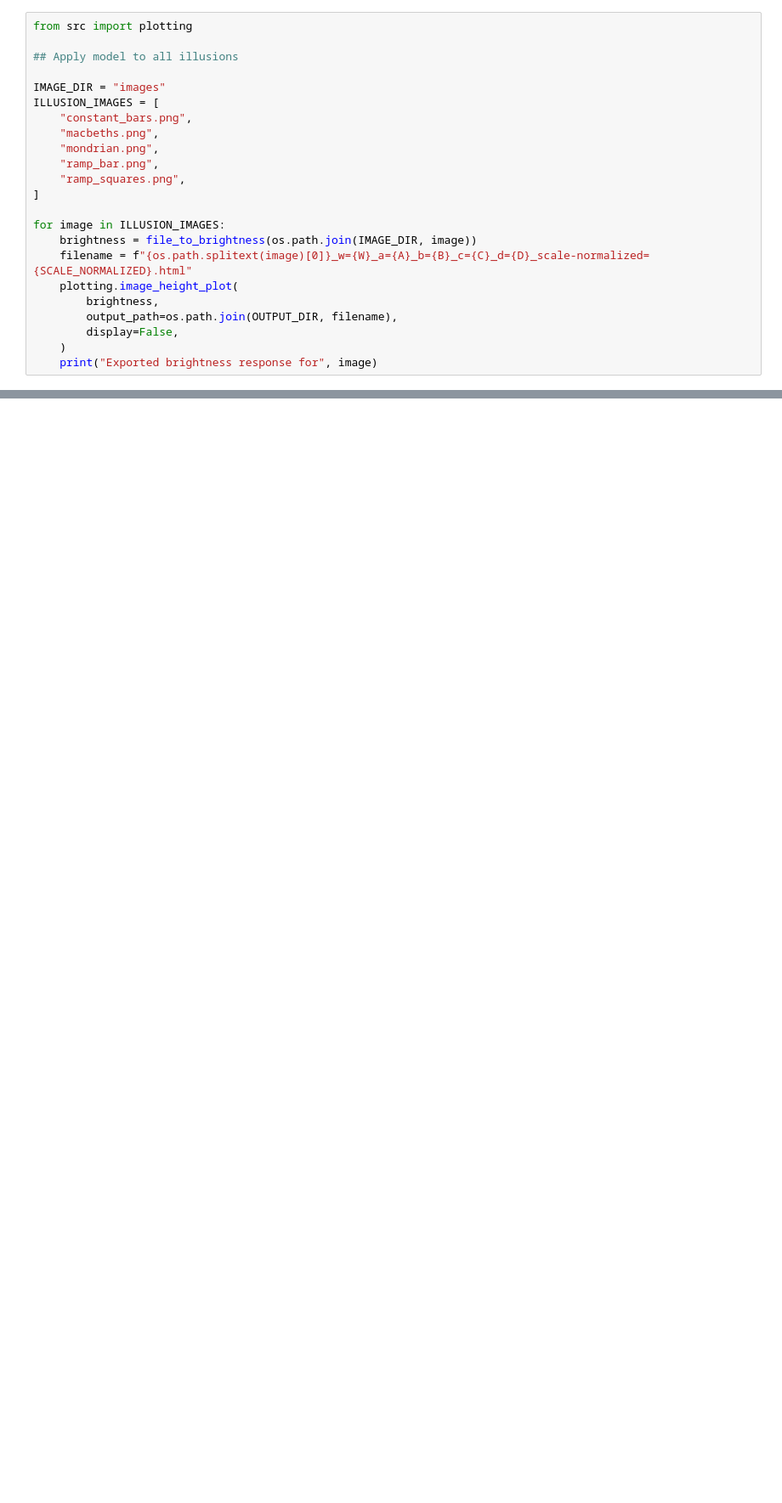
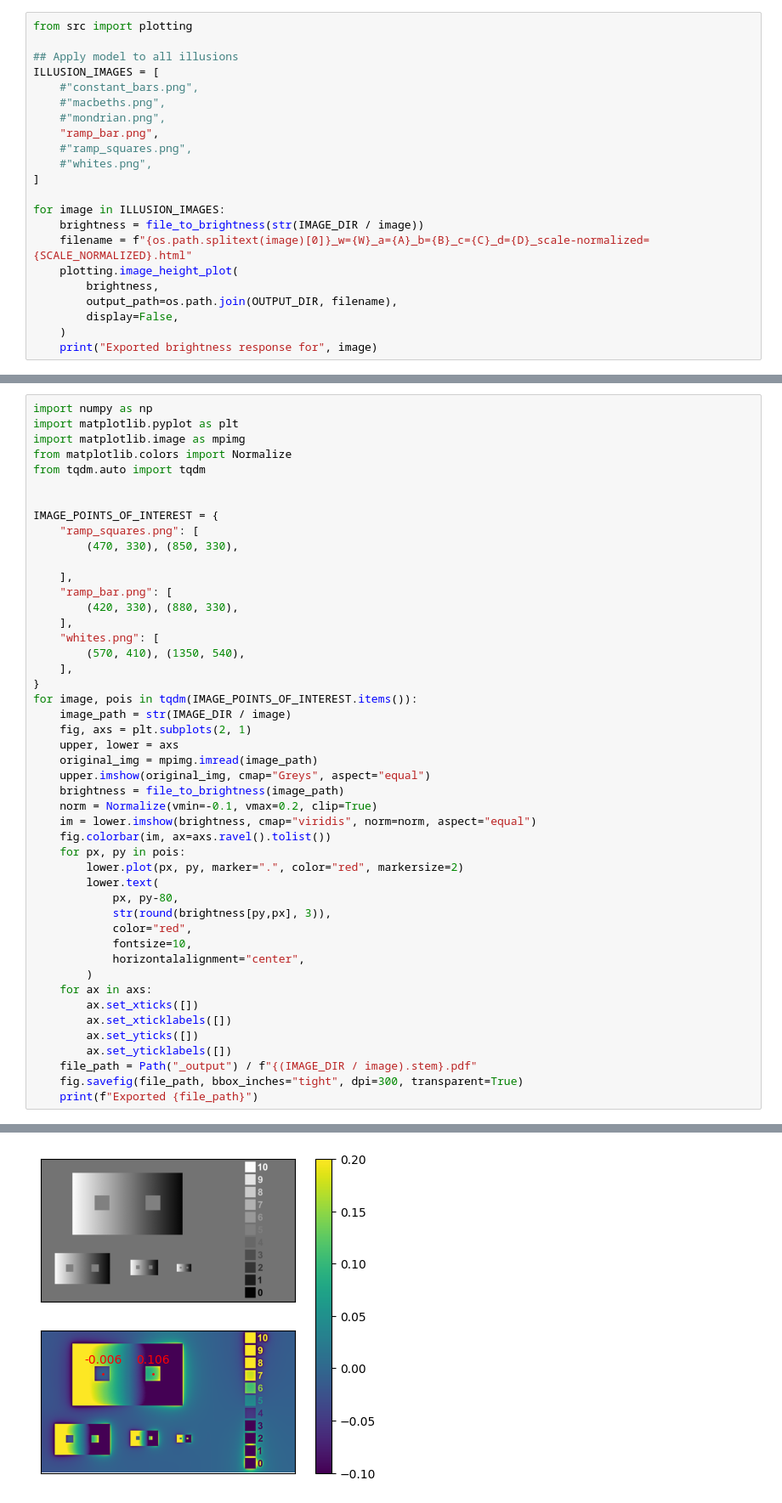
Before and after one commit to ASavageCabbage/divnorm-brightness, a Jupyter notebook: illusions.ipynb, the cells around one changed output, grey strips where cells are left out. Shown: that part at 85% size. Drawn from its saved outputs; the diff is of its cells as text; blank space fills up the shorter version.

Commit message:
Implement figures for brightness illusions

```diff
--- a/illusions.ipynb
+++ b/illusions.ipynb
@@ -34,18 +37,17 @@ def file_to_brightness(file_path):
 from src import plotting
 
 ## Apply model to all illusions
-
-IMAGE_DIR = "images"
 ILLUSION_IMAGES = [
-    "constant_bars.png",
-    "macbeths.png",
-    "mondrian.png",
+    #"constant_bars.png",
+    #"macbeths.png",
+    #"mondrian.png",
     "ramp_bar.png",
-    "ramp_squares.png",
+    #"ramp_squares.png",
+    #"whites.png",
 ]
 
 for image in ILLUSION_IMAGES:
-    brightness = file_to_brightness(os.path.join(IMAGE_DIR, image))
+    brightness = file_to_brightness(str(IMAGE_DIR / image))
     filename = f"{os.path.splitext(image)[0]}_w={W}_a={A}_b={B}_c={C}_d={D}_scale-normalized={SCALE_NORMALIZED}.html"
     plotting.image_height_plot(
         brightness,
@@ -61,0 +60,48 @@ Exported brightness response for ramp_squares.png
+# %%
+import numpy as np
+import matplotlib.pyplot as plt
+import matplotlib.image as mpimg
+from matplotlib.colors import Normalize
+from tqdm.auto import tqdm
+
+
+IMAGE_POINTS_OF_INTEREST = {
+    "ramp_squares.png": [
+        (470, 330), (850, 330),
+
+    ],
+    "ramp_bar.png": [
+        (420, 330), (880, 330),
+    ],
+    "whites.png": [
+        (570, 410), (1350, 540),
+    ],
+}
+for image, pois in tqdm(IMAGE_POINTS_OF_INTEREST.items()):
+    image_path = str(IMAGE_DIR / image)
+    fig, axs = plt.subplots(2, 1)
+    upper, lower = axs
+    original_img = mpimg.imread(image_path)
+    upper.imshow(original_img, cmap="Greys", aspect="equal")
+    brightness = file_to_brightness(image_path)
+    norm = Normalize(vmin=-0.1, vmax=0.2, clip=True)
+    im = lower.imshow(brightness, cmap="viridis", norm=norm, aspect="equal")
+    fig.colorbar(im, ax=axs.ravel().tolist())
+    for px, py in pois:
+        lower.plot(px, py, marker=".", color="red", markersize=2)
+        lower.text(
+            px, py-80,
+            str(round(brightness[py,px], 3)),
+            color="red",
+            fontsize=10,
+            horizontalalignment="center",
+        )
+    for ax in axs:
+        ax.set_xticks([])
+        ax.set_xticklabels([])
+        ax.set_yticks([])
+        ax.set_yticklabels([])
+    file_path = Path("_output") / f"{(IMAGE_DIR / image).stem}.pdf"
+    fig.savefig(file_path, bbox_inches="tight", dpi=300, transparent=True)
+    print(f"Exported {file_path}")
+# %% [output]
@@ -61,0 +111 @@ Exported brightness response for ramp_squares.png
+[figure, added]
```
Also changed, not shown: parts of 3 cells of this notebook.
